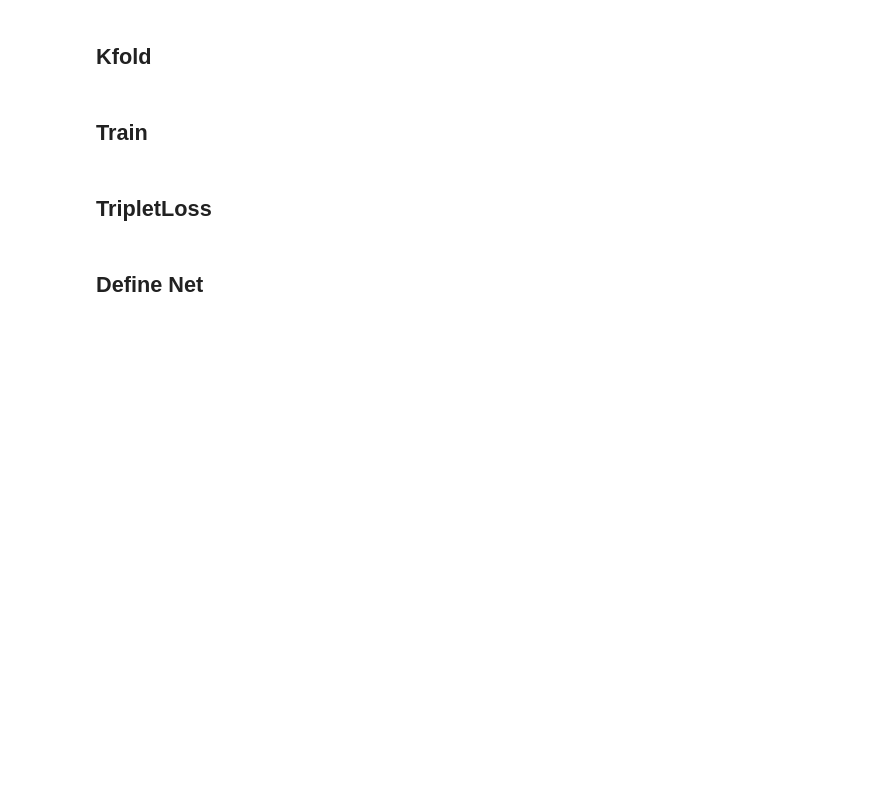
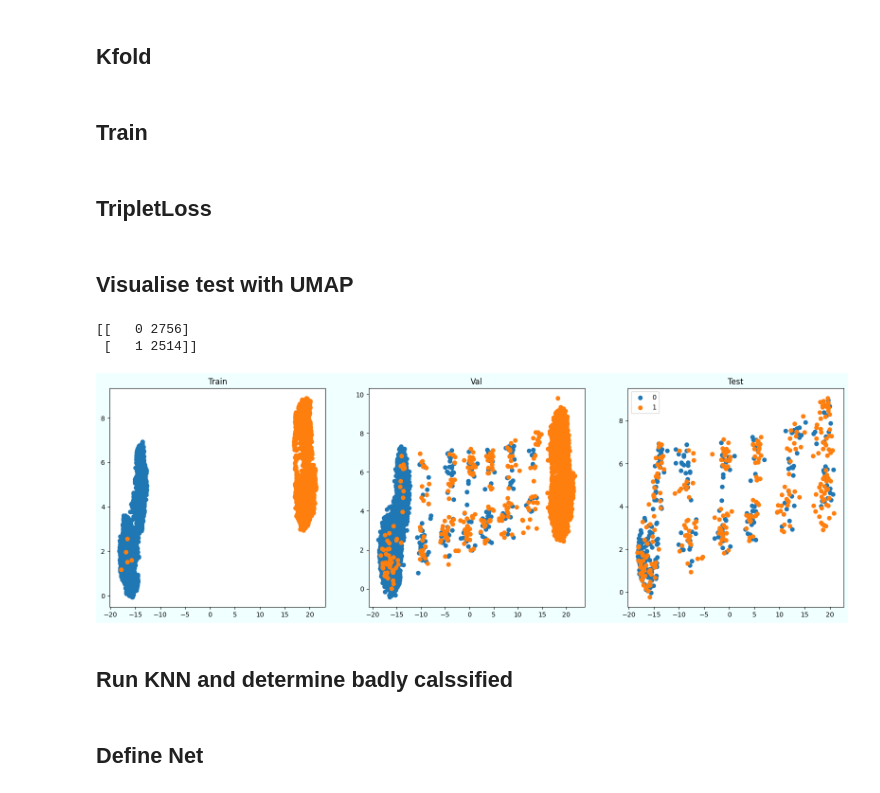
Before and after one commit to MarBry111/Fake-News-Detection-for-statements-in-Polish-Language, a Jupyter notebook: 03_emb_modification/03_02_triplet_loss_herbert_mydata_x3.ipynb, the cells around one changed output. Saved outputs shown, nothing was run; the diff lists cells and outputs as text; code cells hidden in the pictures; blank space fills up the shorter version.

```diff
--- a/03_emb_modification/03_02_triplet_loss_herbert_mydata_x3.ipynb
+++ b/03_emb_modification/03_02_triplet_loss_herbert_mydata_x3.ipynb
@@ -93,5 +57,5 @@ df_topics = pd.read_csv('../input/fakenews-poland-clean-topics/topics.csv', inde
 # %%
-df = pd.read_csv('../input/fakenews-poland-clean-topics/fake_news_features_combined.csv', sep=';')
+df = pd.read_csv('../datasets/ready2use/fake_news_features_combined.csv', sep=';')
 
 df = df[ df['assestment'] != 'brak' ]
 
@@ -116,7 +80,7 @@ df['assestment'] = df['assestment'].replace({
 
 df = df.copy()[['assestment', 'text_clean']][df.index.isin(df_topics.index)].reset_index(drop=True)
 # %%
-embeddings_table = pd.read_csv('../input/fakenews-poland-clean-topics/embeddings_pl_herbert.csv', sep=",", header=None).values
+embeddings_table = pd.read_csv('../datasets/ready2use/embeddings_pl_herbert.csv', sep=",", header=None).values
 # %% [markdown]
 ## Kfold
 # %%
@@ -174,0 +153,2 @@ class TripletLoss(nn.Module):
+# %% [markdown]
+## Visualise test with UMAP
@@ -174,0 +157,45 @@ class TripletLoss(nn.Module):
+# %%
+train_index, val_index, test_index = cv_fold_i[0]
+y_train = df['assestment'].values[train_index]
+y_val = df['assestment'].values[val_index]
+y_test = df['assestment'].values[test_index]
+
+unique, counts = np.unique(y_train, return_counts=True)
+print(np.asarray((unique, counts)).T)
+
+scaler = StandardScaler().fit(embeddings_table[train_index])
+# %% [output]
+[[   0 2756]
+ [   1 2514]]
+# %%
+reducer = umap.UMAP()
+umap_train = reducer.fit_transform(scaler.transform(embeddings_table[train_index]), y=y_train)
+umap_val = reducer.transform(scaler.transform(embeddings_table[val_index]))
+umap_test = reducer.transform(scaler.transform(embeddings_table[test_index]))
+# %%
+plt.figure(figsize=(20, 6), facecolor="azure")
+
+plt.subplot(1, 3, 1)
+for label in np.unique(y_train):
+    tmp = umap_train[y_train==label]
+    plt.scatter(tmp[:, 0], tmp[:, 1], label=label)
+    plt.title('Train')
+
+plt.subplot(1, 3, 2)
+for label in np.unique(y_val):
+    tmp = umap_val[y_val==label]
+    plt.scatter(tmp[:, 0], tmp[:, 1], label=label)
+    plt.title('Val')
+
+plt.subplot(1, 3, 3)
+for label in np.unique(y_test):
+    tmp = umap_test[y_test==label]
+    plt.scatter(tmp[:, 0], tmp[:, 1], label=label)
+    plt.title('Test')
+
+plt.legend()
+plt.show()
+# %% [output]
+[figure, added]
+# %% [markdown]
+## Run KNN and determine badly calssified
```
Also changed, not shown: parts of 30 cells of this notebook.
